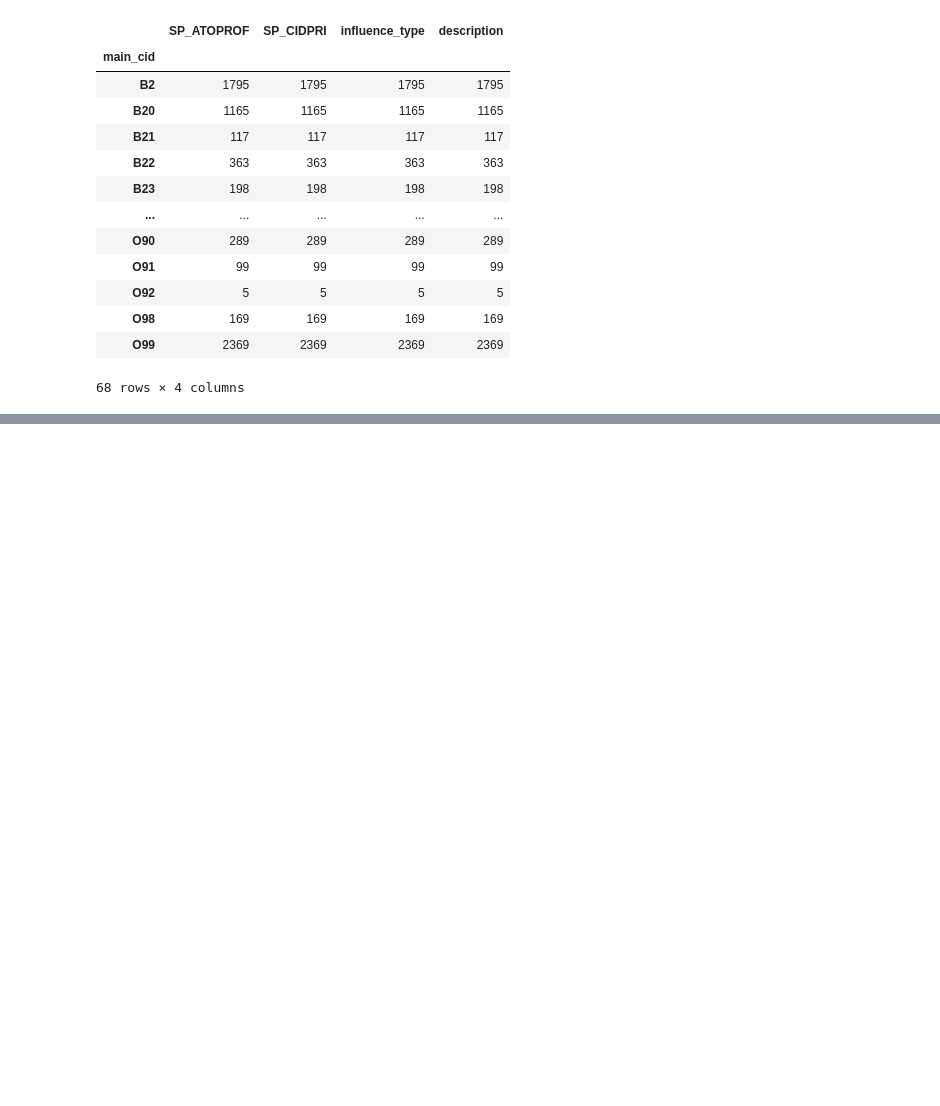
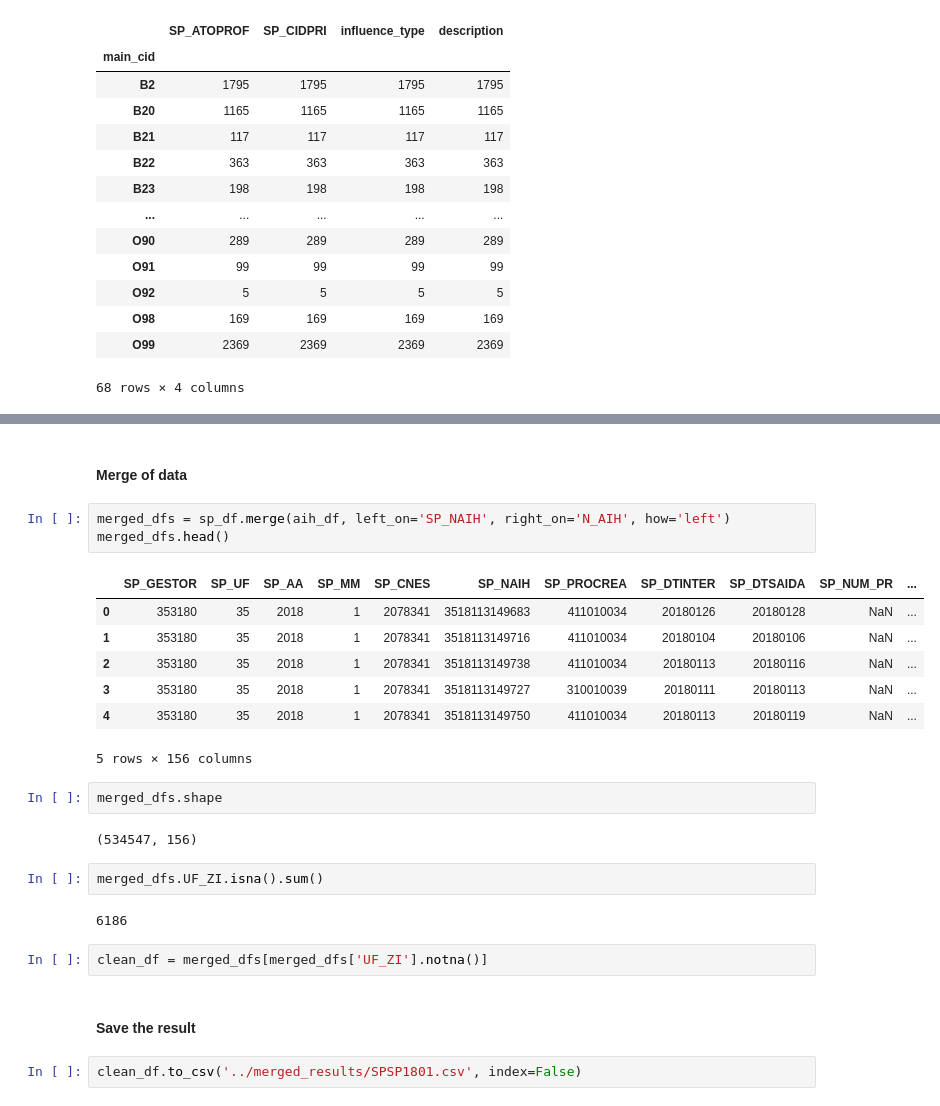
Before and after one commit to ivan-alvarenga/near_miss_ufrj, a Jupyter notebook: data_prep/cid_data_prep.ipynb, the cells around one changed output, grey strips where cells are left out. Saved outputs shown, nothing was run; the diff lists cells and outputs as text; blank space fills up the shorter version.

```diff
--- a/data_prep/cid_data_prep.ipynb
+++ b/data_prep/cid_data_prep.ipynb
@@ -107,0 +138,27 @@ clean_df.groupby('main_cid').count()
+# %% [markdown]
+#### Merge of data
+# %%
+merged_dfs = sp_df.merge(aih_df, left_on='SP_NAIH', right_on='N_AIH', how='left')
+merged_dfs.head()
+# %% [output]
+|  | SP_GESTOR | SP_UF | SP_AA | SP_MM | SP_CNES | SP_NAIH | SP_PROCREA | SP_DTINTER | SP_DTSAIDA | SP_NUM_PR | ... |
+| 0 | 353180 | 35 | 2018 | 1 | 2078341 | 3518113149683 | 411010034 | 20180126 | 20180128 | NaN | ... |
+| 1 | 353180 | 35 | 2018 | 1 | 2078341 | 3518113149716 | 411010034 | 20180104 | 20180106 | NaN | ... |
+| 2 | 353180 | 35 | 2018 | 1 | 2078341 | 3518113149738 | 411010034 | 20180113 | 20180116 | NaN | ... |
+| 3 | 353180 | 35 | 2018 | 1 | 2078341 | 3518113149727 | 310010039 | 20180111 | 20180113 | NaN | ... |
+| 4 | 353180 | 35 | 2018 | 1 | 2078341 | 3518113149750 | 411010034 | 20180113 | 20180119 | NaN | ... |
+5 rows × 156 columns
+# %%
+merged_dfs.shape
+# %% [output]
+(534547, 156)
+# %%
+merged_dfs.UF_ZI.isna().sum()
+# %% [output]
+6186
+# %%
+clean_df = merged_dfs[merged_dfs['UF_ZI'].notna()]
+# %% [markdown]
+#### Save the result
+# %%
+clean_df.to_csv('../merged_results/SPSP1801.csv', index=False)
```
Also changed, not shown: parts of 6 cells of this notebook, 2 other files.
